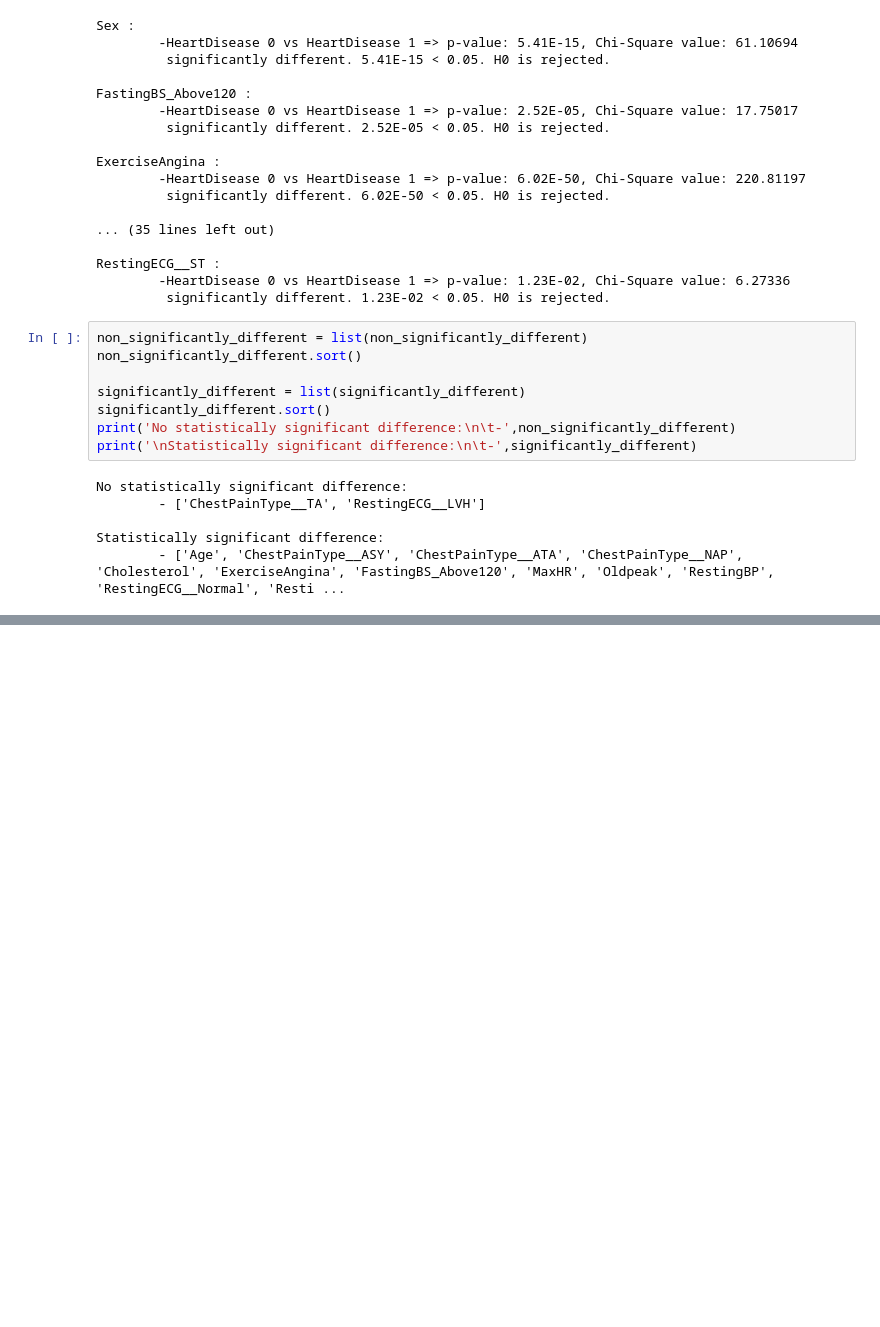
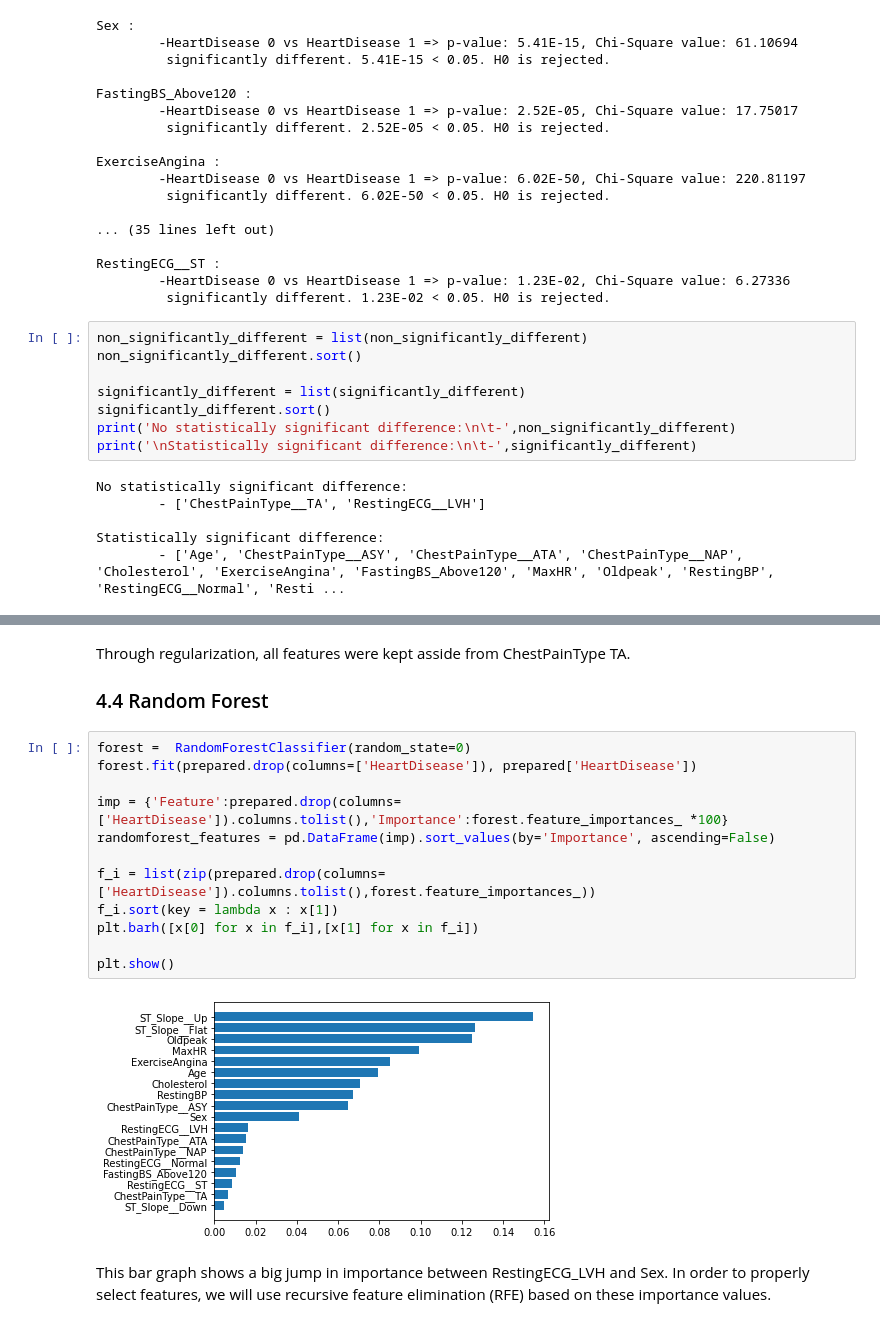
Before and after one commit to EmeryK-1/DataMadness, a Jupyter notebook: Commented_Analysis.ipynb, the cells around one changed output, grey strips where cells are left out. Cells and saved outputs as stored; diff of their text form; blank space fills up the shorter version.

```diff
--- a/Commented_EDA.ipynb
+++ b/Commented_Analysis.ipynb
@@ -429,0 +512,20 @@ A ChestPainType of TA and a RestingECG of LVH seem to have no effect on predicti
+# %% [markdown]
+Through regularization, all features were kept asside from ChestPainType TA.
+
+### 4.4 Random Forest
+# %%
+forest =  RandomForestClassifier(random_state=0)
+forest.fit(prepared.drop(columns=['HeartDisease']), prepared['HeartDisease'])
+
+imp = {'Feature':prepared.drop(columns=['HeartDisease']).columns.tolist(),'Importance':forest.feature_importances_ *100}
+randomforest_features = pd.DataFrame(imp).sort_values(by='Importance', ascending=False)
+
+f_i = list(zip(prepared.drop(columns=['HeartDisease']).columns.tolist(),forest.feature_importances_))
+f_i.sort(key = lambda x : x[1])
+plt.barh([x[0] for x in f_i],[x[1] for x in f_i])
+
+plt.show()
+# %% [output]
+[figure, added]
+# %% [markdown]
+This bar graph shows a big jump in importance between RestingECG_LVH and Sex. In order to properly select features, we will use recursive feature elimination (RFE) based on these importance values.
```
Also changed, not shown: parts of 23 cells of this notebook.
